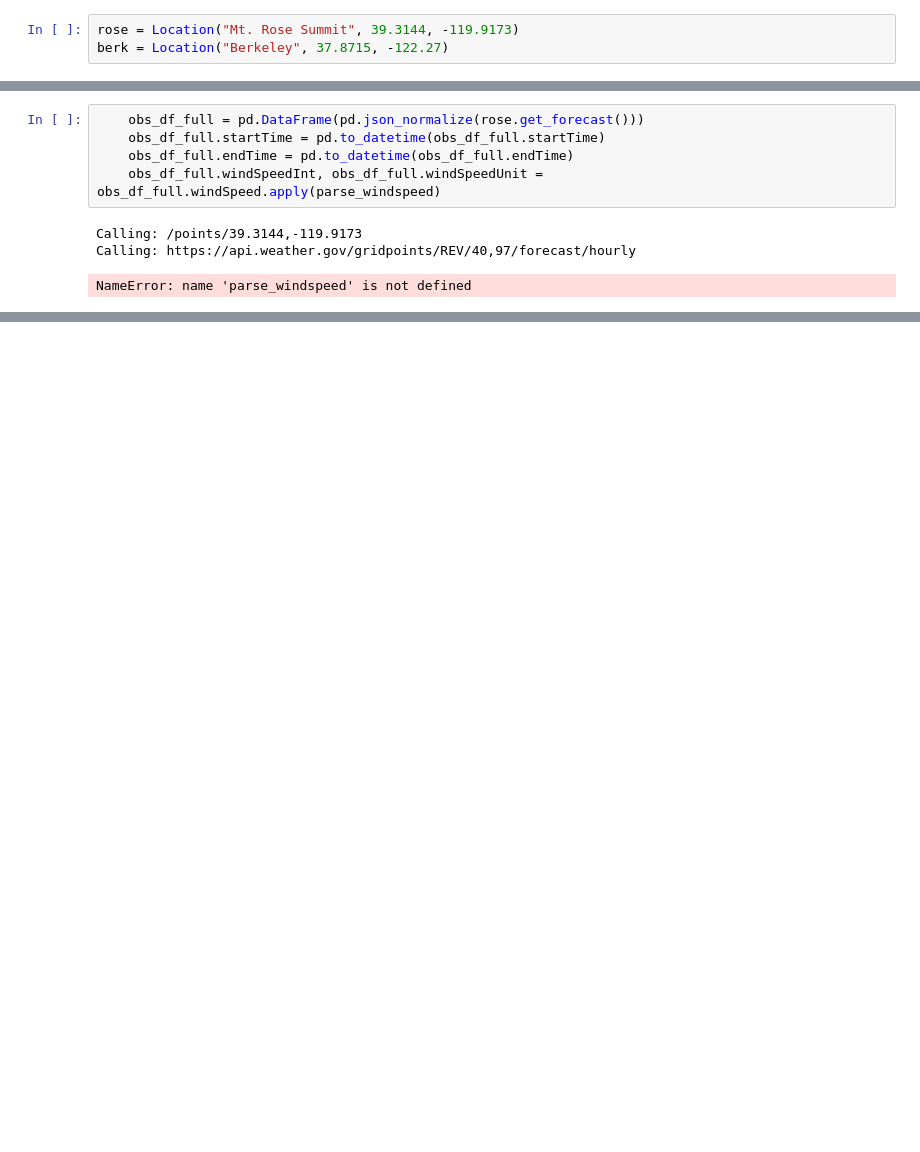
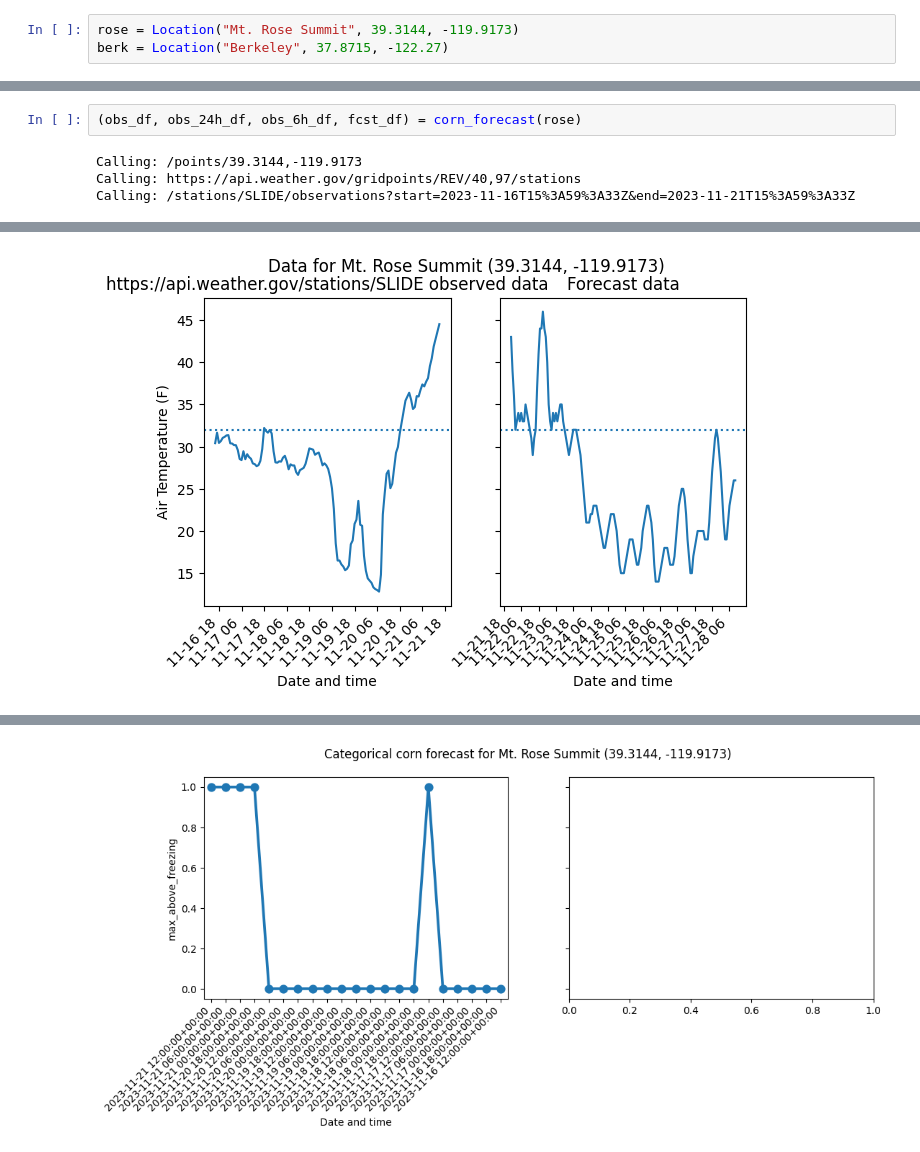
Before and after one commit to smerdis/corncast, a Jupyter notebook: corncast/CornCast_dev.ipynb, the cells around one changed output, grey strips where cells are left out. Drawn from its saved outputs; the diff is of its cells as text; blank space fills up the shorter version.

Commit message:
Refactor plotting to DRY up code
used generators to compose plotting functions.
removed unnecessary functions.
added a couple plots.

```diff
--- a/corncast/CornCast_dev.ipynb
+++ b/corncast/CornCast_dev.ipynb
@@ -29,9 +10,6 @@ ValueError: too many values to unpack (expected 2)
-# %%
-    obs_df_full = pd.DataFrame(pd.json_normalize(rose.get_forecast()))
-    obs_df_full.startTime = pd.to_datetime(obs_df_full.startTime)
-    obs_df_full.endTime = pd.to_datetime(obs_df_full.endTime)
-    obs_df_full.windSpeedInt, obs_df_full.windSpeedUnit = obs_df_full.windSpeed.apply(parse_windspeed)
-# %% [output]
-Calling: /points/39.3144,-119.9173
-Calling: https://api.weather.gov/gridpoints/REV/40,97/forecast/hourly
-NameError: name 'parse_windspeed' is not defined
+# %%
+(obs_df, obs_24h_df, obs_6h_df, fcst_df) = corn_forecast(rose)
+# %% [output]
+Calling: /points/39.3144,-119.9173
+Calling: https://api.weather.gov/gridpoints/REV/40,97/stations
+Calling: /stations/SLIDE/observations?start=2023-11-16T15%3A59%3A33Z&end=2023-11-21T15%3A59%3A33Z
@@ -37,0 +20 @@ NameError: name 'parse_windspeed' is not defined
+[figure, added]
@@ -37,0 +38 @@ NameError: name 'parse_windspeed' is not defined
+[figure, added]
```
Also changed, not shown: parts of 7 cells of this notebook, 1 other file.
